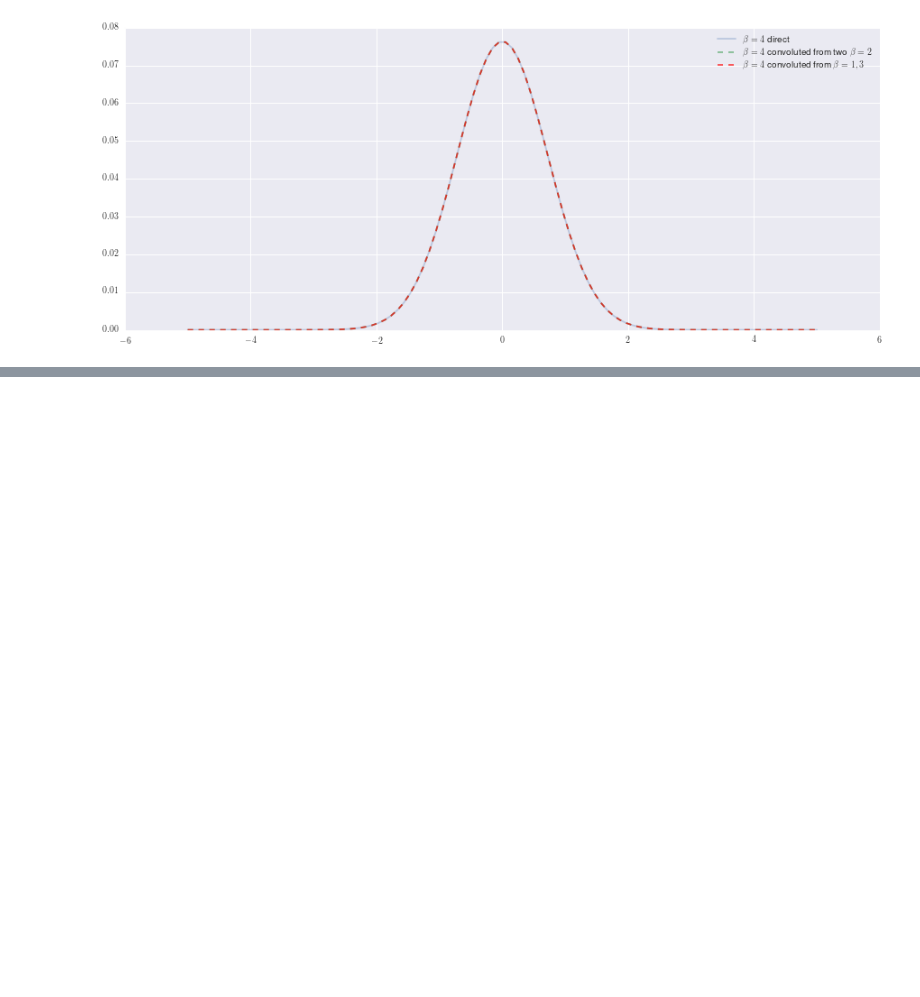
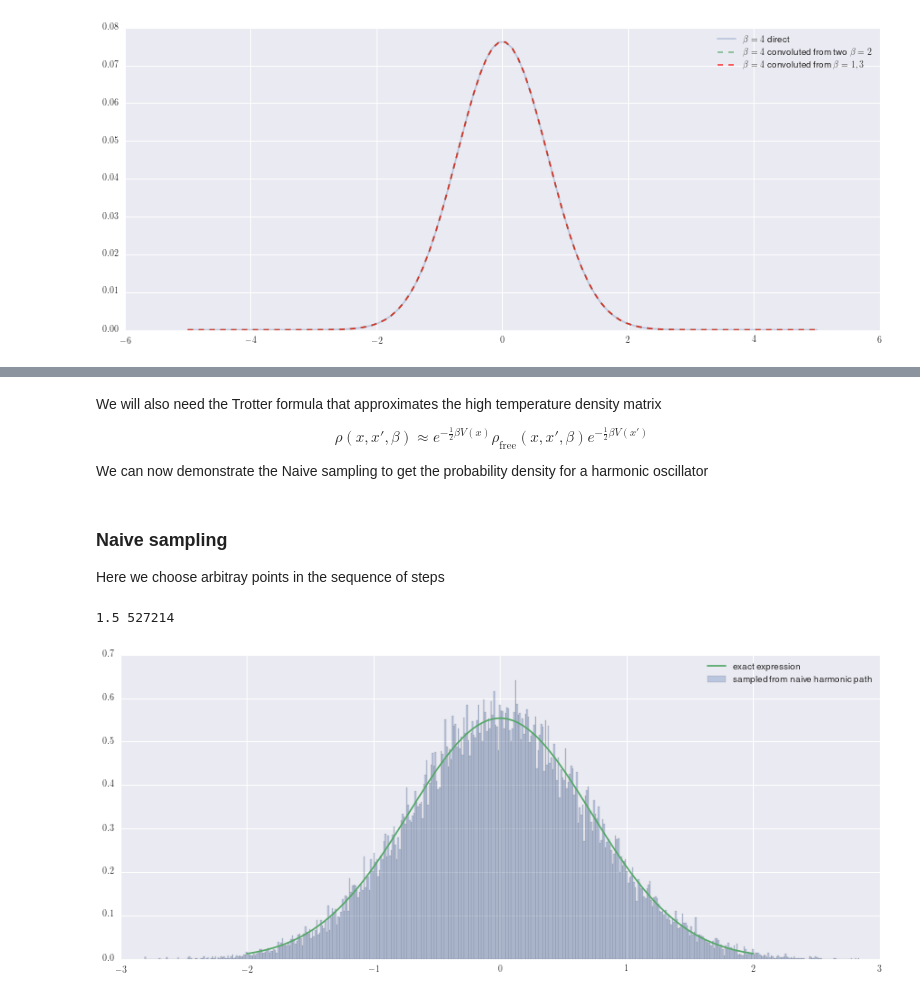
Before and after one commit to borundev/AlgorithmsStatMech, a Jupyter notebook: Path_Integrals_In_Stat_Mech.ipynb, the cells around one changed output, grey strips where cells are left out. Drawn from its saved outputs; the diff is of its cells as text; code cells hidden in the pictures; blank space fills up the shorter version.

```diff
--- a/Path_Integrals_In_Stat_Mech.ipynb
+++ b/Path_Integrals_In_Stat_Mech.ipynb
@@ -134,0 +157,51 @@ plt.legend()
+# %%
+def rho_free(x,xp,beta):
+    return np.sqrt(1/(2*np.pi*beta))*np.exp(-(x-xp)**2/(2*beta))
+# %% [markdown]
+We will also need the Trotter formula that approximates the high temperature density matrix
+
+$$
+\rho(x,x',\beta) \approx e^{-\frac{1}{2} \beta V(x)}\rho_{\text{free}}(x,x',\beta) e^{-\frac{1}{2} \beta V(x')}
+$$
+
+We can now demonstrate the Naive sampling to get the probability density for a harmonic oscillator
+# %% [markdown]
+### Naive sampling
+
+Here we choose arbitray points in the sequence of steps
+# %%
+def naive_harmonic_path(xs,beta,step_size):
+    reject=True
+    n=xs.shape[0]
+    delta=1.0*beta/n
+    k=np.random.choice(range(n))
+    kp=np.mod(k+1,n)
+    km=np.mod(k-1,n)
+    shift=np.random.uniform(-step_size,step_size)
+    xkp=xs[k]+shift
+    prob_current=rho_free(xs[km],xs[k],delta)*rho_free(xs[k],xs[kp],delta)*np.exp(-.5*delta*xs[k]**2)
+    prob_if_changed=rho_free(xs[km],xkp,delta)*rho_free(xkp,xs[kp],delta)*np.exp(-.5*delta*xkp**2)
+    gamma=prob_if_changed/prob_current
+    if np.random.uniform() < gamma:
+        xs[k]=xkp
+        reject=False
+    return (xs,reject)
+# %%
+xs=np.zeros(8)
+x0=[]
+reject=[]
+delta=1.5
+for i in range(10**6):
+    xs,r=naive_harmonic_path(xs,4,delta)
+    x0.append(xs[0])
+    reject.append(r)
+print delta,np.sum(reject)
+# %% [output]
+1.5 527214
+# %%
+plt.hist(x0,bins=500,normed=True,alpha=.3,label="sampled from naive harmonic path ")
+plt.plot(np.linspace(-2,2,100),probability_exact(4,np.linspace(-2,2,100)),label="exact expression")
+plt.legend()
+plt.show()
+# %% [output]
+[figure, added]
```
Also changed, not shown: parts of 6 cells of this notebook.
